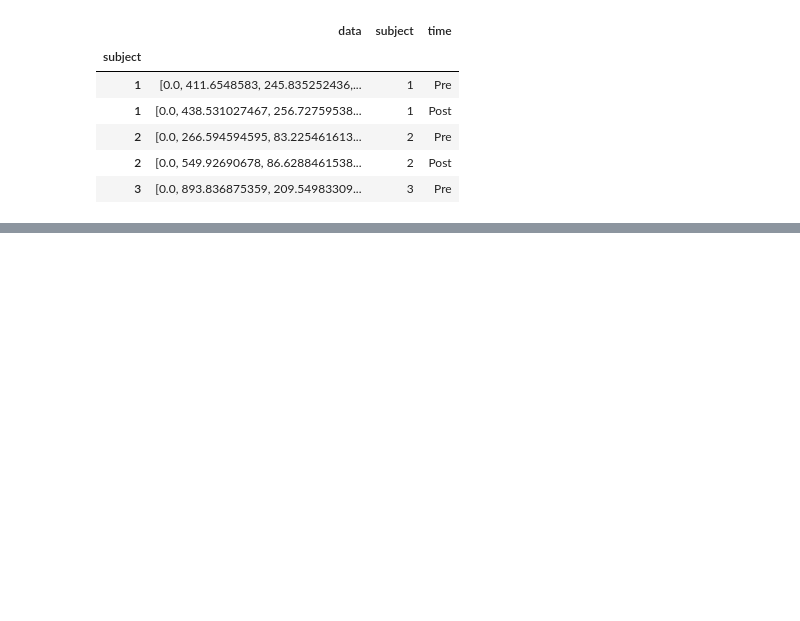
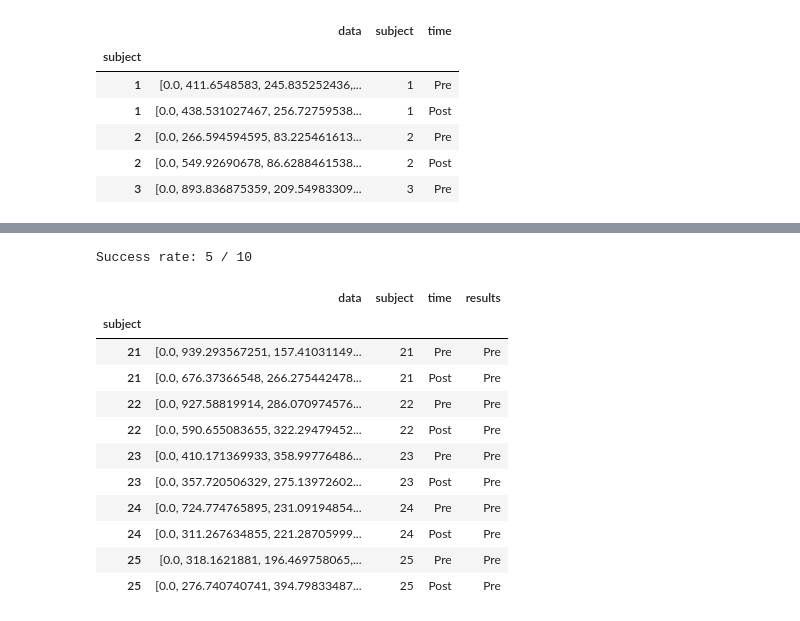
Before and after one commit to HALtheWise/Neurotech-project-1, a Jupyter notebook: exploration-v1.ipynb, the cells around one changed output, grey strips where cells are left out. Cells and saved outputs as stored; diff of their text form; code cells hidden in the pictures; blank space fills up the shorter version.

```diff
--- a/exploration-v1.ipynb
+++ b/exploration-v1.ipynb
@@ -256,7 +248,7 @@ svmTraining.head()
 | 2 | [0.0, 549.92690678, 86.6288461538... | 2 | Post |
 | 3 | [0.0, 893.836875359, 209.54983309... | 3 | Pre |
 # %%
-classifier = svm.LinearSVC()
+classifier = svm.SVC()
 
 classifier.fit(np.stack(svmTraining.data.values), svmTraining.time.values)
 # %% [output]
@@ -266,0 +261,3 @@ LinearSVC(C=1.0, class_weight=None, dual=True, fit_intercept=True,
+# %%
+testingSubjects = loadData('validation')
+testingSubjects
@@ -266,0 +271,22 @@ LinearSVC(C=1.0, class_weight=None, dual=True, fit_intercept=True,
+# %%
+reducer = nullFSreducer
+
+testingSubjects['reducedPre'] = [reducer(subj, True) for subj in testingSubjects.data]
+testingSubjects['reducedPost'] = [reducer(subj, False) for subj in testingSubjects.data]
+# %%
+svmTesting = pd.DataFrame()
+
+svmTesting = svmTesting.append(pd.DataFrame({
+    'data':testingSubjects.reducedPre,
+    'time':'Pre',
+    'subject':testingSubjects.index}))
+
+svmTesting = svmTesting.append(pd.DataFrame({
+    'data':testingSubjects.reducedPost,
+    'time':'Post',
+    'subject':testingSubjects.index}))
+
+svmTesting.index = svmTesting.subject
+svmTesting.sort_index(inplace=True)
+
+svmTesting.head()
@@ -266,0 +301,22 @@ LinearSVC(C=1.0, class_weight=None, dual=True, fit_intercept=True,
+# %%
+svmTesting['results'] = classifier.predict(np.stack(svmTesting.data.values))
+
+print "Success rate: {} / {}".format(
+    np.count_nonzero(svmTesting.time == svmTesting.results),
+    len(svmTesting.time))
+
+svmTesting
+# %% [output]
+Success rate: 5 / 10
+|  | data | subject | time | results |
+| subject |  |  |  |  |
+| 21 | [0.0, 939.293567251, 157.41031149... | 21 | Pre | Pre |
+| 21 | [0.0, 676.37366548, 266.275442478... | 21 | Post | Pre |
+| 22 | [0.0, 927.58819914, 286.070974576... | 22 | Pre | Pre |
+| 22 | [0.0, 590.655083655, 322.29479452... | 22 | Post | Pre |
+| 23 | [0.0, 410.171369933, 358.99776486... | 23 | Pre | Pre |
+| 23 | [0.0, 357.720506329, 275.13972602... | 23 | Post | Pre |
+| 24 | [0.0, 724.774765895, 231.09194854... | 24 | Pre | Pre |
+| 24 | [0.0, 311.267634855, 221.28705999... | 24 | Post | Pre |
+| 25 | [0.0, 318.1621881, 196.469758065,... | 25 | Pre | Pre |
+| 25 | [0.0, 276.740740741, 394.79833487... | 25 | Post | Pre |
```
Also changed, not shown: parts of 10 cells of this notebook.
